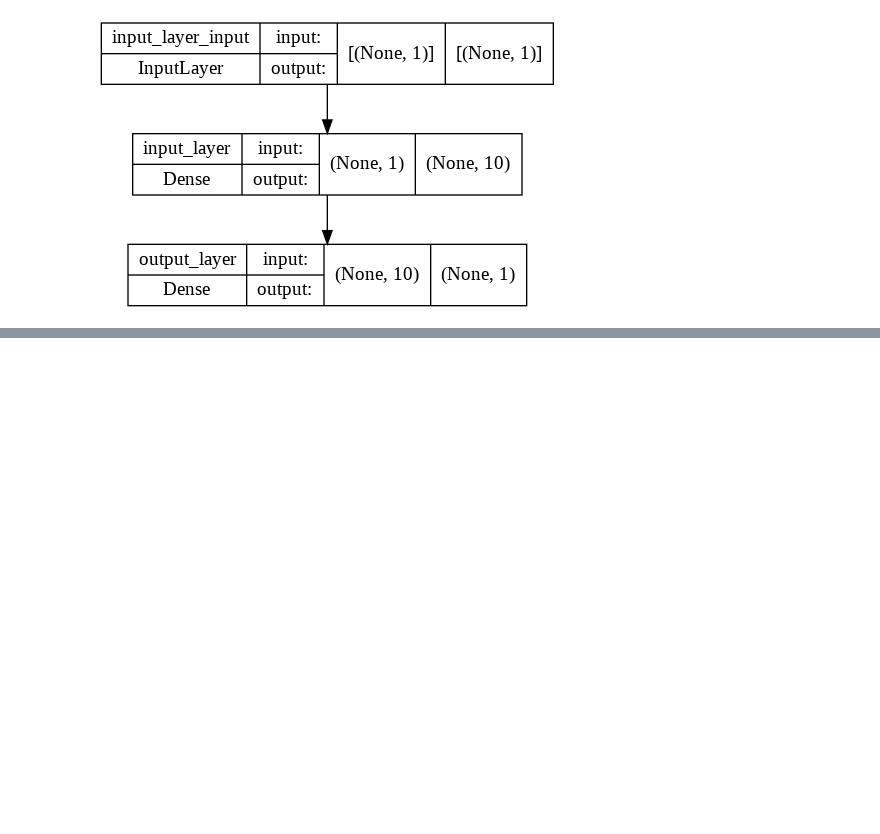
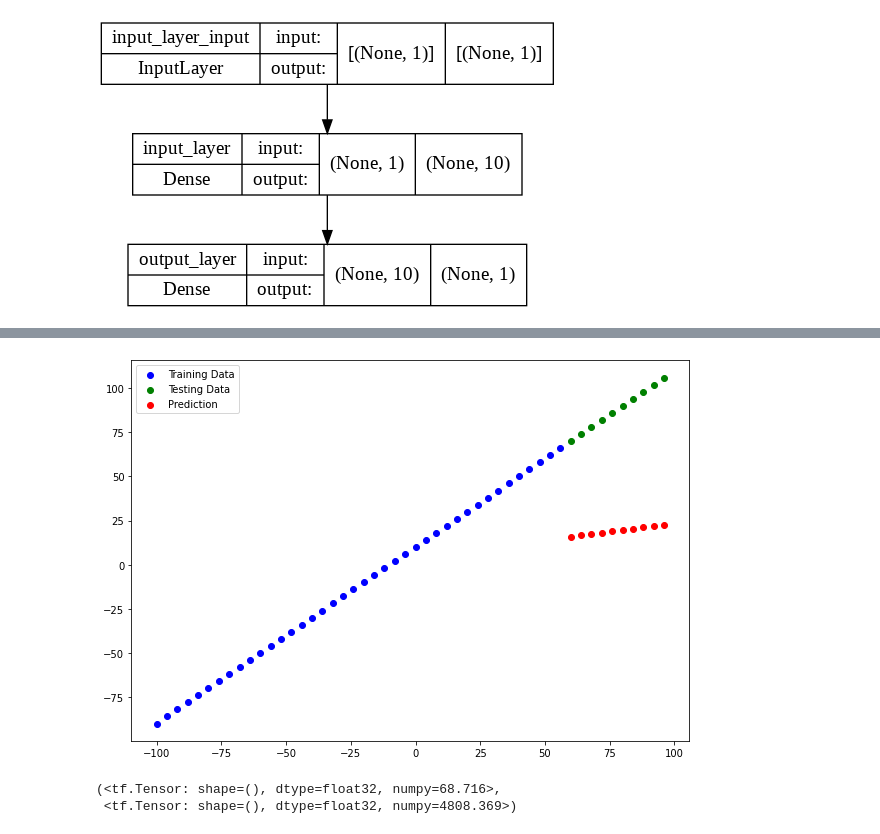
Before and after one commit to astro-wizard/tensorflow, a Jupyter notebook: TensorflowLinearRegression.ipynb, the cells around one changed output, grey strips where cells are left out. Saved outputs shown, nothing was run; the diff lists cells and outputs as text; code cells hidden in the pictures; blank space fills up the shorter version.

```diff
--- a/TensorflowLinearRegression.ipynb
+++ b/TensorflowLinearRegression.ipynb
@@ -300,0 +426,12 @@ plot_model(model=model, show_shapes=True)
+# %%
+y_pred_3 = model_3.predict(X_test)
+plot_prediction(prediction=y_pred_3)
+# %% [output]
+[figure, added]
+# %%
+mae_3 = mae(y_test, y_pred_3)
+mse_3 = mse(y_test, y_pred_3)
+mae_3, mse_3
+# %% [output]
+(<tf.Tensor: shape=(), dtype=float32, numpy=68.716>,
+ <tf.Tensor: shape=(), dtype=float32, numpy=4808.369>)
```
Also changed, not shown: parts of 27 cells of this notebook.
